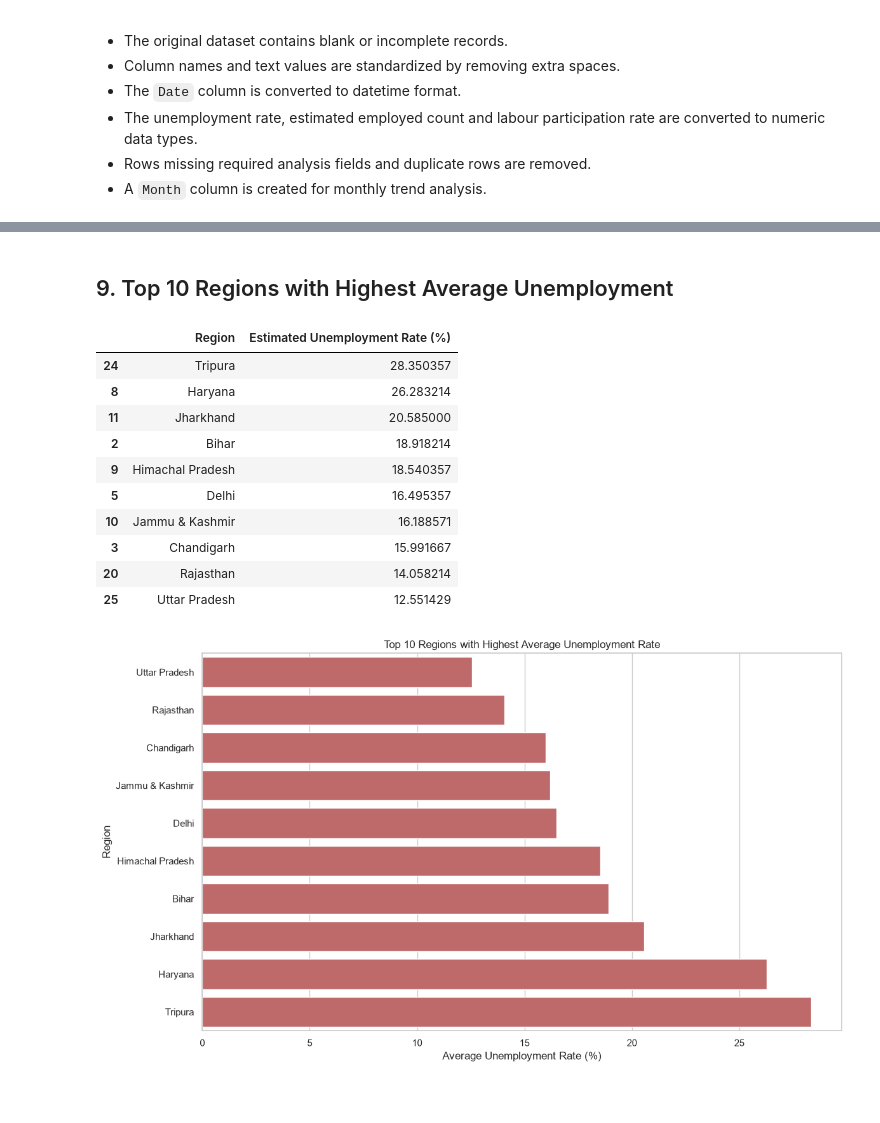
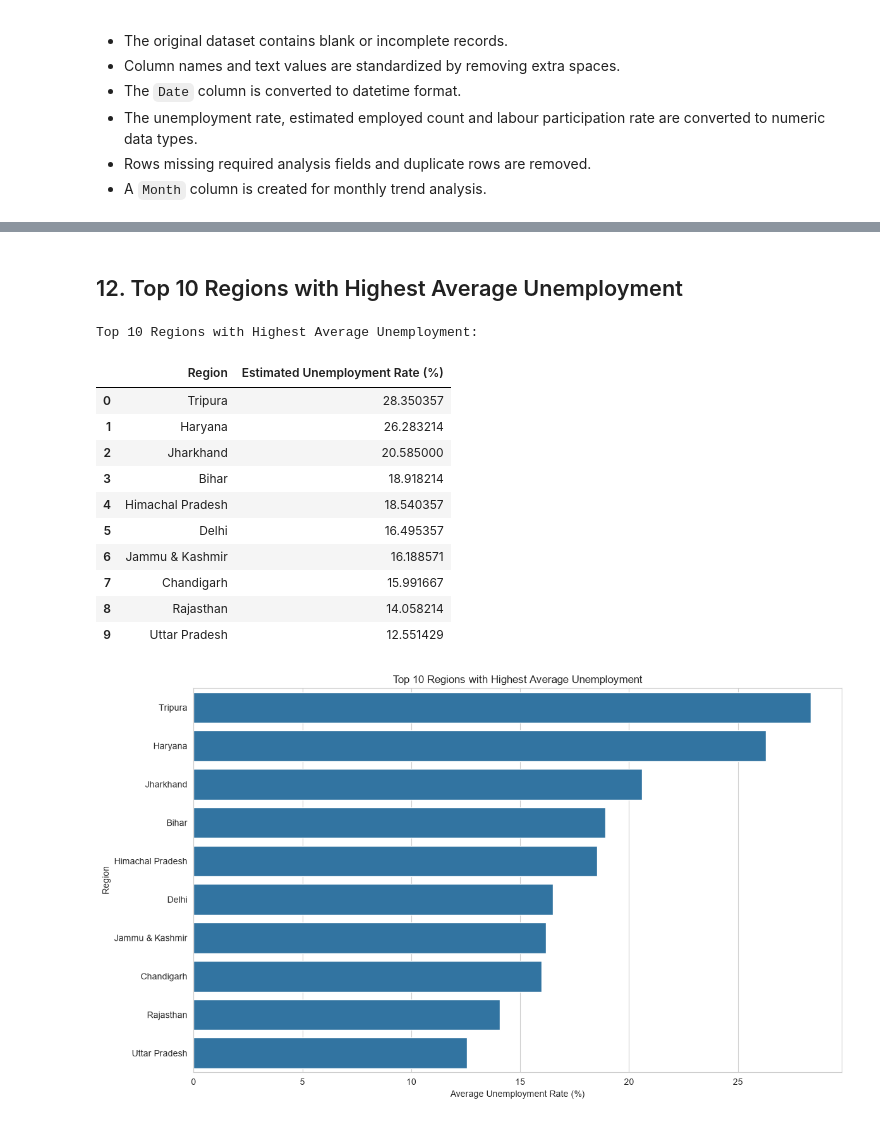
Before and after one commit to ChaudhariUtkarsh/2.Unemployment_Analysis, a Jupyter notebook: Unemployment_Analysis.ipynb, the cells around one changed output, grey strips where cells are left out. Cells and saved outputs as stored; diff of their text form; code cells hidden in the pictures; blank space fills up the shorter version.

```diff
--- a/Unemployment_Analysis.ipynb
+++ b/Unemployment_Analysis.ipynb
@@ -3,15 +35,14 @@
 # %%
-import warnings
-warnings.filterwarnings("ignore")
-
+# Import libraries required for data handling, numerical operations, and visualization.
 import pandas as pd
 import numpy as np
 import matplotlib.pyplot as plt
 import seaborn as sns
-from pathlib import Path
 
-sns.set_theme(style="whitegrid")
-plt.rcParams["figure.figsize"] = (12, 6)
+sns.set_style("whitegrid")
+plt.rcParams["figure.figsize"] = (10, 6)
 
-print("Libraries imported successfully!")
+import warnings
+warnings.filterwarnings("ignore")
+print("Libraries Imported Successfully!")
 # %% [output]
@@ -178,0 +244,10 @@ Duplicate rows after cleaning:
+# %%
+# Create a monthly time feature and derive an estimated employment-rate metric.
+df["Month"] = df["Date"].dt.to_period("M").dt.to_timestamp()
+df["Estimated Employment Rate (%)"] = (df["Estimated Labour Participation Rate (%)"] * (1 - df["Estimated Unemployment Rate (%)"] / 100))
+print("Feature Engineering Completed!")
+
+display(df[["Date", "Month", "Estimated Unemployment Rate (%)", "Estimated Labour Participation Rate (%)", "Estimated Employment Rate (%)"]].head())
+print("\nUpdated Dataset Shape:", df.shape)
+print("\nUpdated Columns:")
+print(df.columns.tolist())
@@ -275,26 +420,32 @@ else:
 # %% [markdown]
-## 9. Top 10 Regions with Highest Average Unemployment
+## 12. Top 10 Regions with Highest Average Unemployment
 # %%
-top_10_regions = region_avg.head(10).sort_values("Estimated Unemployment Rate (%)", ascending=True)
-display(top_10_regions.sort_values("Estimated Unemployment Rate (%)", ascending=False))
+# Identify and visualize the ten regions with the highest average unemployment rates.
+top_regions = (df.groupby("Region")["Estimated Unemployment Rate (%)"].mean().sort_values(ascending=False).head(10))
+
+print("Top 10 Regions with Highest Average Unemployment:")
+display(top_regions.reset_index())
+
 plt.figure(figsize=(12, 7))
-sns.barplot(data=top_10_regions, x="Estimated Unemployment Rate (%)", y="Region", color="indianred")
-plt.title("Top 10 Regions with Highest Average Unemployment Rate")
+sns.barplot(x=top_regions.values, y=top_regions.index)
+
+plt.title("Top 10 Regions with Highest Average Unemployment")
 plt.xlabel("Average Unemployment Rate (%)")
 plt.ylabel("Region")
 plt.tight_layout()
 plt.show()
 # %% [output]
+Top 10 Regions with Highest Average Unemployment:
 |  | Region | Estimated Unemployment Rate (%) |
-| 24 | Tripura | 28.350357 |
-| 8 | Haryana | 26.283214 |
-| 11 | Jharkhand | 20.585000 |
-| 2 | Bihar | 18.918214 |
-| 9 | Himachal Pradesh | 18.540357 |
+| 0 | Tripura | 28.350357 |
+| 1 | Haryana | 26.283214 |
+| 2 | Jharkhand | 20.585000 |
+| 3 | Bihar | 18.918214 |
+| 4 | Himachal Pradesh | 18.540357 |
 | 5 | Delhi | 16.495357 |
-| 10 | Jammu & Kashmir | 16.188571 |
-| 3 | Chandigarh | 15.991667 |
-| 20 | Rajasthan | 14.058214 |
-| 25 | Uttar Pradesh | 12.551429 |
+| 6 | Jammu & Kashmir | 16.188571 |
+| 7 | Chandigarh | 15.991667 |
+| 8 | Rajasthan | 14.058214 |
+| 9 | Uttar Pradesh | 12.551429 |
-[figure, old version]
+[figure, new version]
 # %% [markdown]
```
Also changed, not shown: parts of 47 cells of this notebook, 3 other files.
